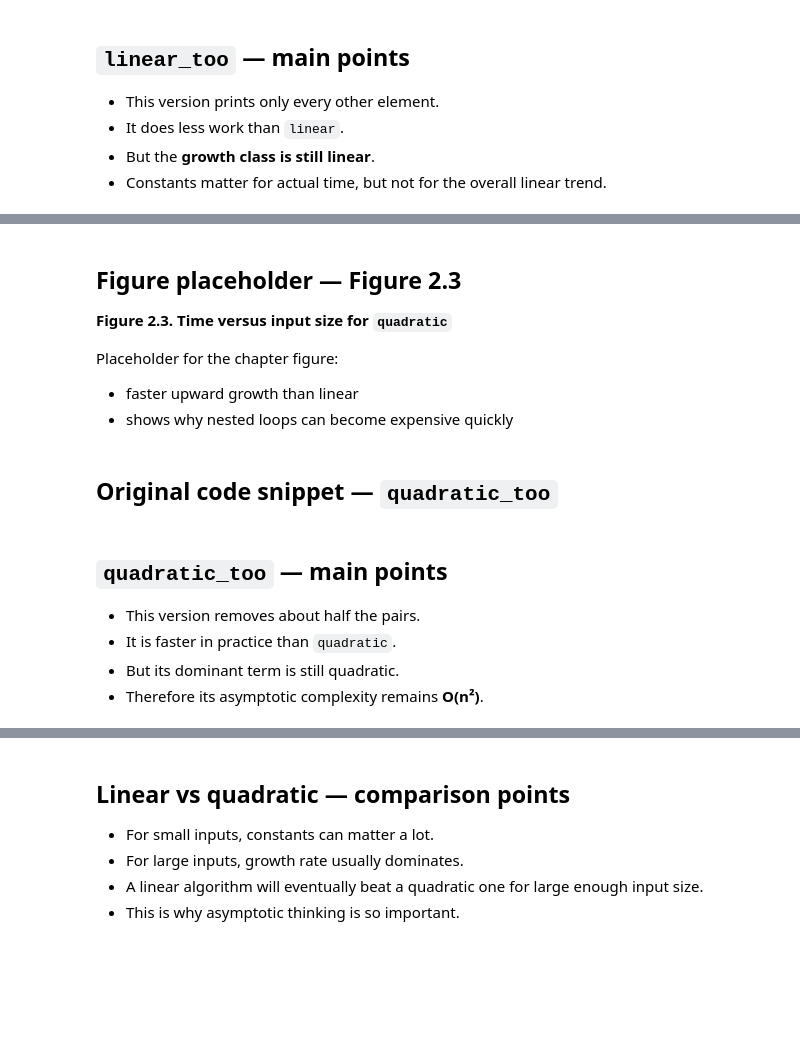
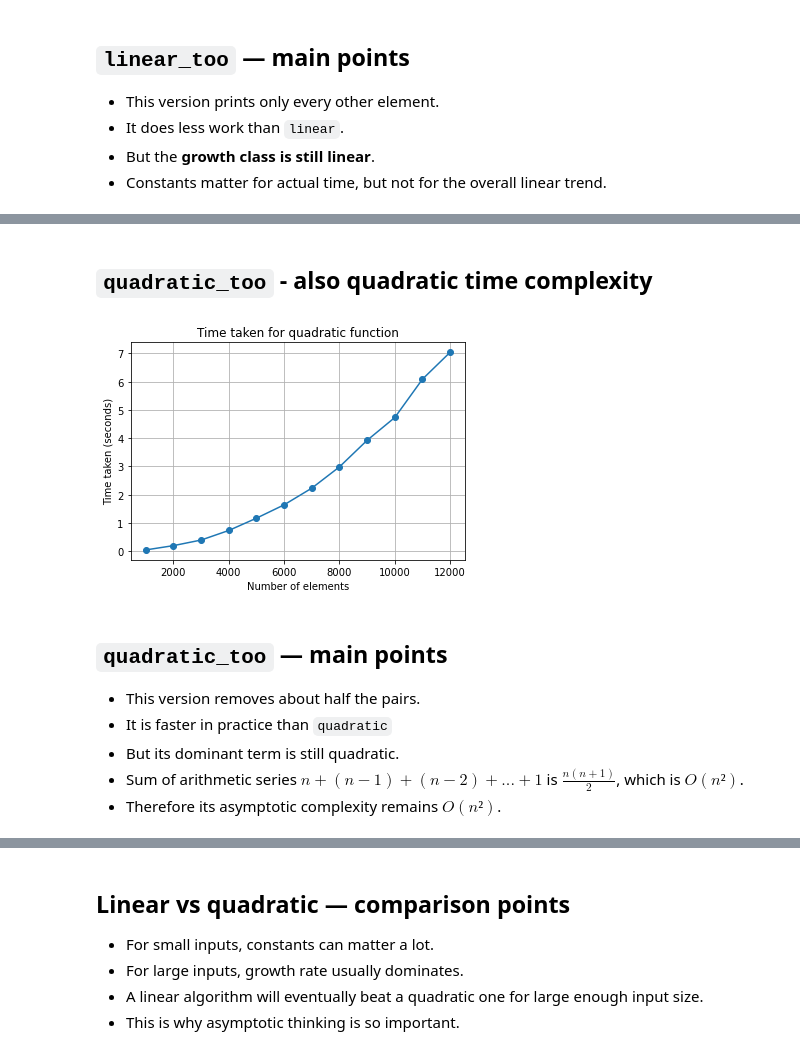
Before and after one commit to ariefouren/BIU-bio-python-2026, a Jupyter notebook: 03_Chapters/02_Efficiency_Matters/slides/08_2_Efficiency_Matters_Introduction_to_Complexity_slides.ipynb, the cells around one changed output, grey strips where cells are left out. Cells and saved outputs as stored; diff of their text form; code cells hidden in the pictures; blank space fills up the shorter version.

```diff
--- a/03_Chapters/02_Efficiency_Matters/slides/08_2_Efficiency_Matters_Introduction_to_Complexity_slides.ipynb
+++ b/03_Chapters/02_Efficiency_Matters/slides/08_2_Efficiency_Matters_Introduction_to_Complexity_slides.ipynb
@@ -169,27 +249,39 @@ def quadratic(L):
 - This is called **quadratic growth**.
-# %% [markdown]
-## Figure placeholder — Figure 2.3
-
-**Figure 2.3. Time versus input size for `quadratic`**
-
-Placeholder for the chapter figure:
-- faster upward growth than linear
-- shows why nested loops can become expensive quickly
-# %% [markdown]
-## Original code snippet — `quadratic_too`
+# %% [markdown]
+## `quadratic_too` - also quadratic time complexity
 # %%
 def quadratic_too(L):
-
+    sum_prod = 0
     for i in range(len(L)):
-
         for j in range(i,len(L)): # note the change
-
-            print(L [i], L [j])
+            sum_prod += L [i] * L [j]
+# %%
+# Plot of the time taken for each list size
+import matplotlib.pyplot as plt
+list_sizes = []
+times = []
+for n in range(1000, 12001, 1000):
+    L = list(range(n))
+    start_time = time.perf_counter()
+    quadratic_too(L)
+    end_time = time.perf_counter()
+    list_sizes.append(n)
+    times.append(end_time - start_time)
+# Show the plot
+plt.plot(list_sizes, times, marker='o')
+plt.title('Time taken for quadratic function')
+plt.xlabel('Number of elements')
+plt.ylabel('Time taken (seconds)')
+plt.grid()
+plt.show()
+# %% [output]
+[figure, added]
 # %% [markdown]
 ## `quadratic_too` — main points
 
 - This version removes about half the pairs.
-- It is faster in practice than `quadratic`.
+- It is faster in practice than `quadratic`
 - But its dominant term is still quadratic.
-- Therefore its asymptotic complexity remains **O(n²)**.
+- Sum of arithmetic series $n + (n-1) + (n-2) + ... + 1$ is $\frac{n(n+1)}{2}$, which is $O(n²)$.
+- Therefore its asymptotic complexity remains **$O(n²)$**.
 # %% [markdown]
```
Also changed, not shown: parts of 34 cells of this notebook.
